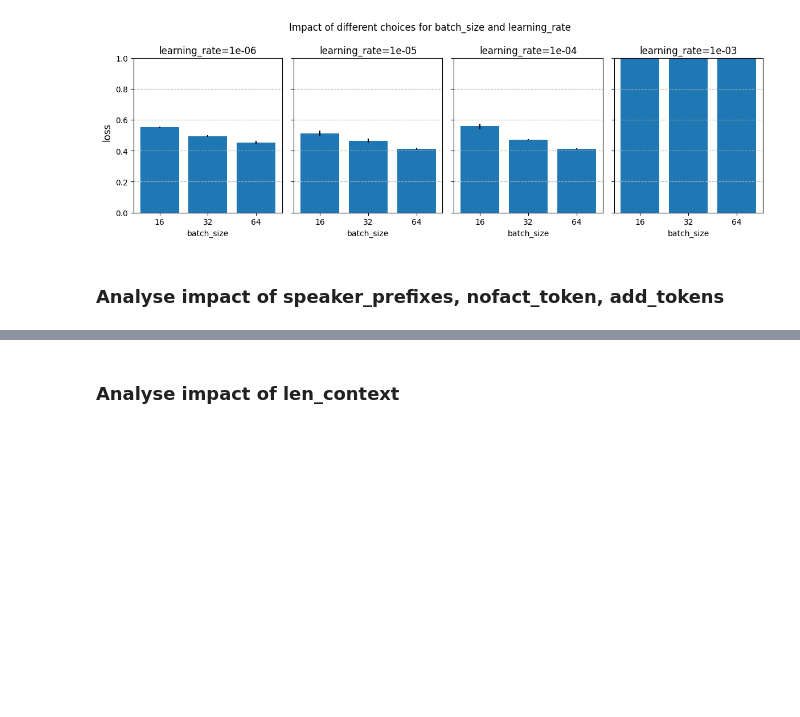
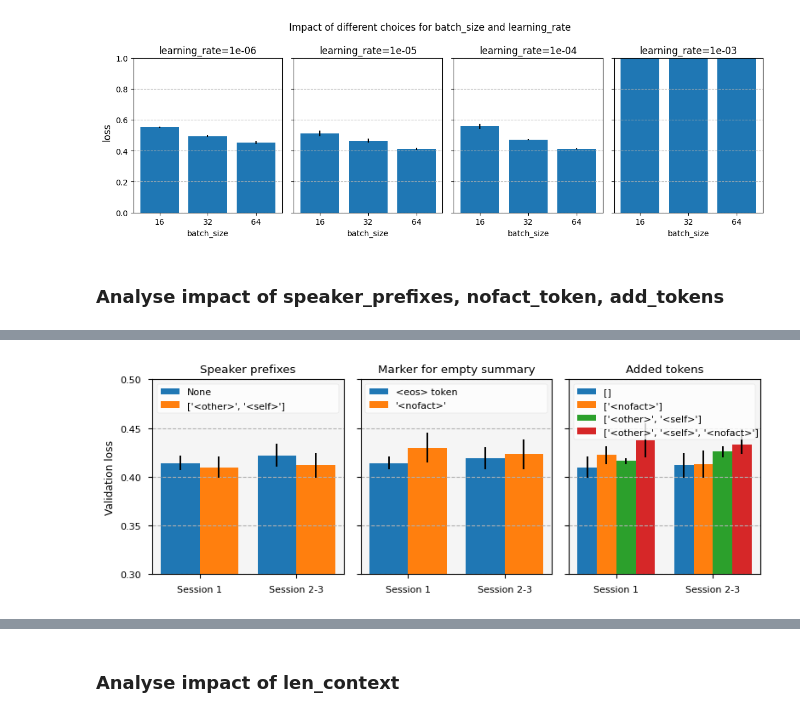
Before and after one commit to FrankVerhoef/pex, a Jupyter notebook: notebooks/analyse_ray.ipynb, the cells around one changed output, grey strips where cells are left out. Cells and saved outputs as stored; diff of their text form; code cells hidden in the pictures; blank space fills up the shorter version.

```diff
--- a/notebooks/analyse_ray.ipynb
+++ b/notebooks/analyse_ray.ipynb
@@ -273,0 +341,74 @@ See the caveats in the documentation: https://pandas.pydata.org/pandas-docs/stab
+# %%
+
+expnames = ['bart_tokens_session1', 'bart_tokens_sessions23']
+exp_selection = (allresults_df['experiment_name'].isin(expnames))
+df = allresults_df[exp_selection]
+
+# Adjust labels for better plots
+df['num_speaker_prefixes'] = [0 if x is None else len(x) for x in df['config/speaker_prefixes']]
+df['num_add_tokens'] = [len(x) for x in df['config/add_tokens']]
+
+grouplist = ['num_speaker_prefixes', 'config/nofact_token', 'num_add_tokens']
+grouptitles = ['Speaker prefixes', 'Marker for empty summary', 'Added tokens']
+base_selection = {
+    'num_speaker_prefixes': (df['config/nofact_token'] == '') &(df['num_add_tokens'] == 0),
+    'config/nofact_token': (df['num_speaker_prefixes'] == 2),
+    'num_add_tokens': (df['num_speaker_prefixes'] == 2)
+}
+grp_labels = {
+    'num_speaker_prefixes': 'config/speaker_prefixes',
+    'config/nofact_token': 'config/nofact_token',
+    'num_add_tokens': 'config/add_tokens'
+}
+exp_titles = {
+    'bart_tokens_session1': 'Session 1',
+    'bart_tokens_sessions23': 'Session 2-3'
+}
+with plt.style.context('seaborn-v0_8-paper'):
+# with plt.style.context('grayscale'):
+    fig, ax = plt.subplots(ncols=len(grouplist), figsize=(8,3), sharey=True)
+
+    for i, grp in enumerate(grouplist):
+
+        print("size of sample: ", len(df[base_selection[grp]]))
+        print(grp_labels[grp])
+        labels = df[grp_labels[grp]].apply(str).unique()
+        # labels = [(l if not l in ['', '[]', '<nofact>'] else ("'<nofact>'" if l == '<nofact>' else 'None')) for l in labels]
+        labels = [('<eos> token' if l == '' else ("'<nofact>'" if l == '<nofact>' else ('None' if l == '' else l))) for l in labels]
+        print(labels)
+        num_labels = len(labels)
+
+        for j, label in enumerate(df[grp].unique()):
+            subselection = df[grp] == label
+            result_df = df[base_selection[grp] & subselection][['experiment_name', 'valid_loss']].groupby(['experiment_name']).agg(['mean', 'std'])
+
+            x_values = np.arange(len(result_df.index))
+            ax[i].bar(
+                x=x_values+(0.4 - num_labels * 0.4 + (0.8*j))/num_labels,
+                height=result_df[('valid_loss', 'mean')].values,
+                width=0.8/num_labels,
+                yerr=result_df[('valid_loss', 'std')],
+                label=labels[j]
+            )
+
+        ax[i].set_facecolor('whitesmoke')
+        ax[i].set_title(grouptitles[i])
+        ax[i].set_xticks(x_values)
+        ax[i].set_xticklabels(([exp_titles[x] for x in result_df.index]))
+        ax[i].grid(which='major', axis='y', linestyle='--')
+        ax[i].legend(
+            # bbox_to_anchor=(0., 1.02, 1., .102),
+            loc='upper left',
+            mode='expand',
+            ncols=1,
+            # borderaxespad=0.
+        )
+        # ax[i].legend()
+        if i == 0:
+            ax[i].set_ylim(0.3, 0.5)
+            ax[i].set_yticks(np.linspace(0.3, 0.5, 5))
+            ax[i].set_ylabel('Validation loss')
+
+    # fig.suptitle("Impact of different choices for speaker_prefixes, nofact_token and add_tokens")
+    fig.tight_layout()
+# %% [output]
@@ -273,0 +434 @@ See the caveats in the documentation: https://pandas.pydata.org/pandas-docs/stab
+[figure, added]
```
Also changed, not shown: parts of 44 cells of this notebook, 25 other files.
